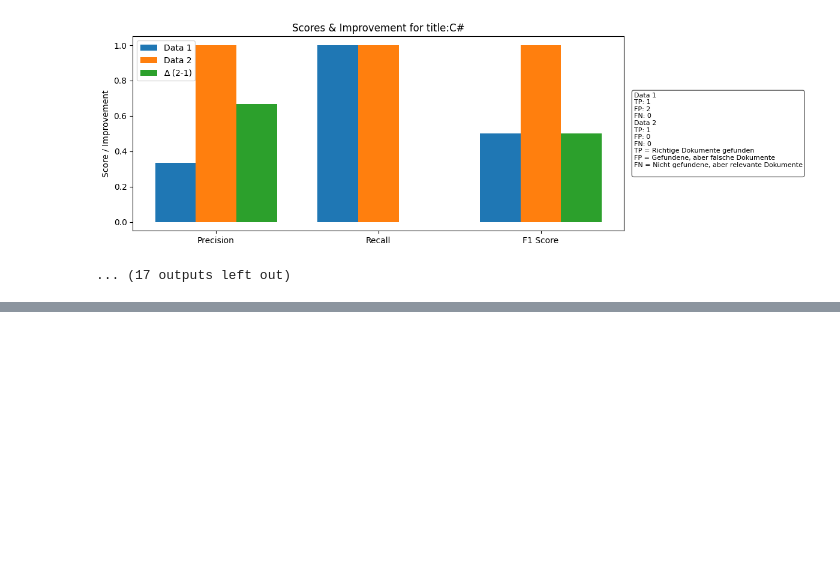
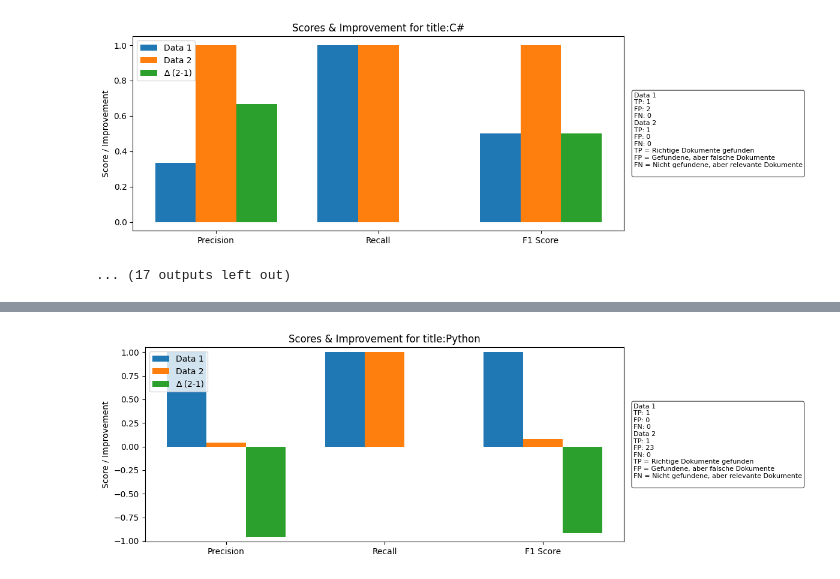
Before and after one commit to kev5655/bfh-irsed, a Jupyter notebook: f1-calc.ipynb, the cells around one changed output, grey strips where cells are left out. Cells and saved outputs as stored; diff of their text form; code cells hidden in the pictures; blank space fills up the shorter version.

```diff
--- a/f1-calc.ipynb
+++ b/f1-calc.ipynb
@@ -617,0 +554,93 @@ Processing query: document:"Javascrit framework"
+# %%
+import matplotlib.pyplot as plt
+import numpy as np
+
+# --- Adapter: Gruppiere results nach core ---
+from collections import defaultdict
+
+grouped = defaultdict(list)
+for r in results:
+    grouped[r["core"]].append(r)
+
+# Gehe davon aus, dass genau zwei Cores da sind:
+core_names = list(grouped.keys())
+# if len(core_names) != 2:
+#     raise ValueError("Erwarte genau 2 Cores, gefunden: " + ", ".join(core_names))
+
+core1, core2 = core_names[1], core_names[2]
+data1 = grouped[core1]
+data2 = grouped[core2]
+
+# Convert lists to dicts keyed by name
+# Use 'name' key if exists, otherwise fall back to 'query' key
+d1 = {}
+for d in data1:
+    key = d.get("name", d.get("query"))
+    if key:
+        d1[key] = d
+
+d2 = {}
+for d in data2:
+    key = d.get("name", d.get("query"))
+    if key:
+        d2[key] = d
+
+# Find common keys between the two datasets
+common_keys = set(d1.keys()) & set(d2.keys())
+
+# Metrics and their labels
+metrics = ["s1_pre", "s1_rec", "s1_f1"]
+labels = ["Precision", "Recall", "F1 Score"]
+
+# Plot improvement for each name
+for name in d1:
+    # raw scores + diff
+    v1 = [d1[name][m] for m in metrics]
+    v2 = [d2[name][m] for m in metrics]
+    diff = [b - a for a, b in zip(v1, v2)]
+
+    # build the plot
+    x = np.arange(len(metrics))
+    width = 0.25
+    fig, ax = plt.subplots(figsize=(12, 4))
+
+    ax.bar(x - width,   v1,   width, label="Data 1")
+    ax.bar(x,           v2,   width, label="Data 2")
+    ax.bar(x + width,   diff, width, label="∆ (2-1)")
+
+    ax.set_xticks(x)
+    ax.set_xticklabels(labels)
+    ax.set_ylim(
+        min(min(diff), 0) - 0.05,
+        max(v1 + v2 + diff) + 0.05
+    )
+    ax.set_ylabel("Score / Improvement")
+    ax.set_title(f"Scores & Improvement for {name}")
+    ax.legend(loc="upper left")
+
+    # pull out TP/FP/FN from dataset 1 (or 2) and make the little comment box
+    tp1, fp1, fn1 = d1[name]["tp"], d1[name]["fp"], d1[name]["fn"]
+    tp2, fp2, fn2 = d2[name]["tp"], d2[name]["fp"], d2[name]["fn"]
+    comment = (
+        "Data 1\n"
+        f"TP: {tp1}\n"
+        f"FP: {fp1}\n"
+        f"FN: {fn1}\n"
+        "Data 2\n"
+        f"TP: {tp2}\n"
+        f"FP: {fp2}\n"
+        f"FN: {fn2}\n"
+        "TP = Richtige Dokumente gefunden\n"
+        "FP = Gefundene, aber falsche Dokumente\n"
+        "FN = Nicht gefundene, aber relevante Dokumente\n"
+    )
+    # place text to the right of the axes
+    ax.text(1.02, 0.5, comment,
+            transform=ax.transAxes,
+            va="center", ha="left", fontsize=8,
+            bbox=dict(boxstyle="round,pad=0.3", facecolor="white", edgecolor="#666"))
+
+    plt.tight_layout()
+    plt.show()
+# %% [output]
+[figure, added]
```
Also changed, not shown: parts of 3 cells of this notebook, 9 other files.
